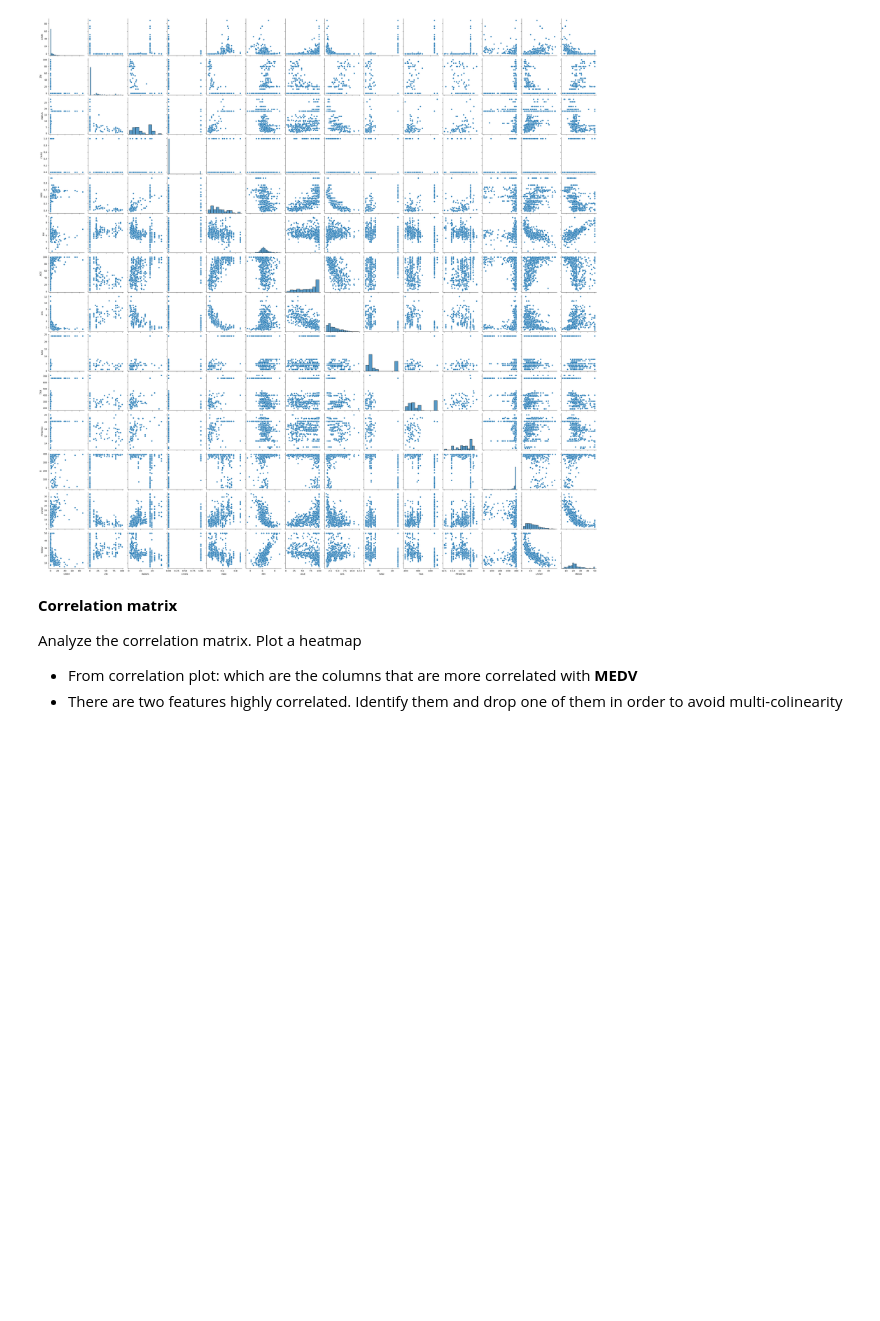
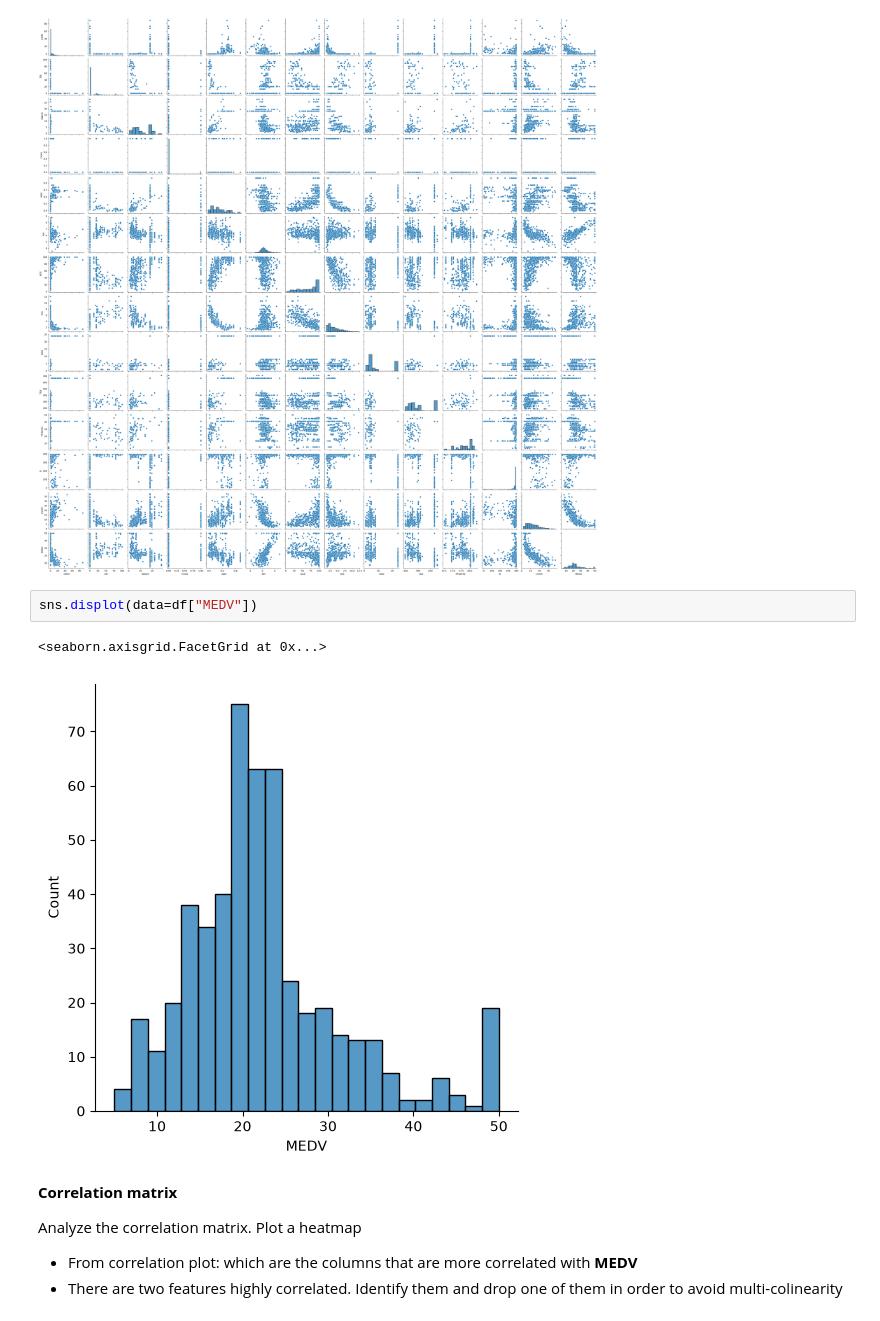
Before and after one commit to ngo20428/2026-10-BILBAO-FT-Data-Science, a Jupyter notebook: 3-Machine_Learning/1-Supervisado/1-Regression/2-Polynomial_Regression/ejercicios/3 Polynomial_Regression_ngo.ipynb, the cells around one changed output. Saved outputs shown, nothing was run; the diff lists cells and outputs as text; blank space fills up the shorter version.

```diff
--- a/3-Machine_Learning/1-Supervisado/1-Regression/2-Polynomial_Regression/ejercicios/3 Polynomial_Regression_ngo.ipynb
+++ b/3-Machine_Learning/1-Supervisado/1-Regression/2-Polynomial_Regression/ejercicios/3 Polynomial_Regression_ngo.ipynb
@@ -83,6 +83,11 @@ memory usage: 55.5 KB
 sns.pairplot(df);
 # %% [output]
 [figure]
+# %%
+sns.displot(data=df["MEDV"])
+# %% [output]
+<seaborn.axisgrid.FacetGrid at 0x...>
+[figure, added]
 # %% [markdown]
 **Correlation matrix**
 
```
Also changed, not shown: parts of 21 cells of this notebook, 8 other files.
